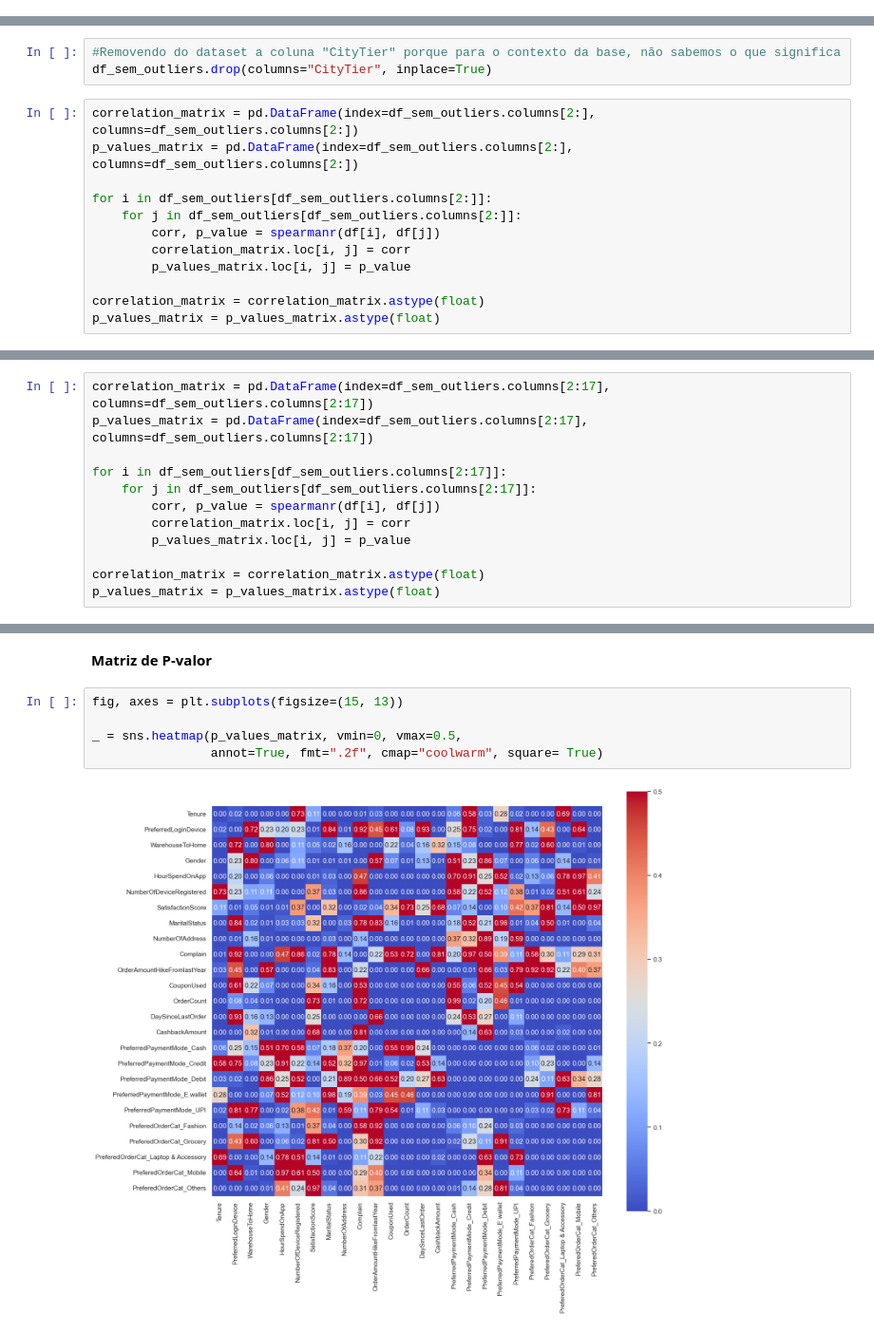
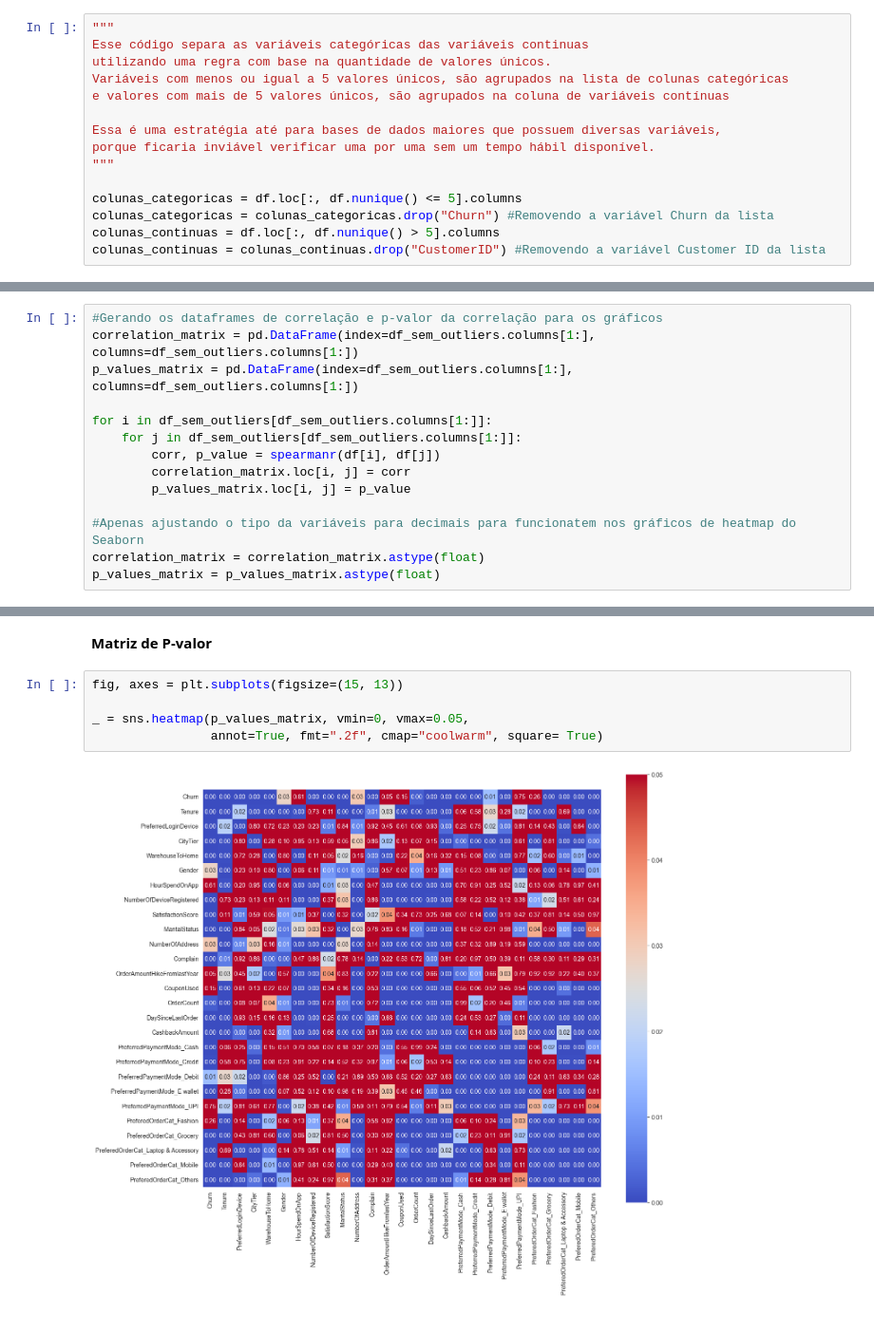
Before and after one commit to PedroReste/modelos_de_machine_learning, a Jupyter notebook: pt_analise_e_modelo_para_previsao_de_churn_em_ecommerce/analise_de_dados_focado_para_o_modelo_de_churn.ipynb, the cells around one changed output, grey strips where cells are left out. Shown at 95% size. Saved outputs shown, nothing was run; the diff lists cells and outputs as text.

Commit message:
Finalizando a análise e criando um novo arquivo Excel para produzir os modelos de churn.

```diff
--- a/pt_analise_e_modelo_para_previsao_de_churn_em_ecommerce/analise_de_dados_focado_para_o_modelo_de_churn.ipynb
+++ b/pt_analise_e_modelo_para_previsao_de_churn_em_ecommerce/analise_de_dados_focado_para_o_modelo_de_churn.ipynb
@@ -102,3 +116,18 @@ colunas_categoricas = ['PreferredLoginDevice', 'CityTier', 'Gender', 'Satisfacti
+# %%
+"""
+Esse código separa as variáveis categóricas das variáveis continuas
+utilizando uma regra com base na quantidade de valores únicos.
+Variáveis com menos ou igual a 5 valores únicos, são agrupados na lista de colunas categóricas
+e valores com mais de 5 valores únicos, são agrupados na coluna de variáveis contínuas
+
+Essa é uma estratégia até para bases de dados maiores que possuem diversas variáveis,
+porque ficaria inviável verificar uma por uma sem um tempo hábil disponível.
+"""
+
+colunas_categoricas = df.loc[:, df.nunique() <= 5].columns
+colunas_categoricas = colunas_categoricas.drop("Churn") #Removendo a variável Churn da lista
+colunas_continuas = df.loc[:, df.nunique() > 5].columns
+colunas_continuas = colunas_continuas.drop("CustomerID") #Removendo a variável Customer ID da lista
 # %% [markdown]
 ## **Variáveis continuas**
 # %%
@@ -268,18 +275,17 @@ De acordo com os gráficos de caixa, ainda existe "outliers" que poderiam ser re
 ## **Correlação**
 
 Para a análise de correlação, será utilizado a **correlação de Spearman** porque se torna possível verificar a correlação entre variáveis continuas não normalmente distribuídas e variáveis categóricas dummyzadas sem a necessidade de assumir uma distribuição específica dos dados.
-# %%
-#Removendo do dataset a coluna "CityTier" porque para o contexto da base, não sabemos o que significa
-df_sem_outliers.drop(columns="CityTier", inplace=True)
 # %%
-correlation_matrix = pd.DataFrame(index=df_sem_outliers.columns[2:], columns=df_sem_outliers.columns[2:])
-p_values_matrix = pd.DataFrame(index=df_sem_outliers.columns[2:], columns=df_sem_outliers.columns[2:])
+#Gerando os dataframes de correlação e p-valor da correlação para os gráficos
+correlation_matrix = pd.DataFrame(index=df_sem_outliers.columns[1:], columns=df_sem_outliers.columns[1:])
+p_values_matrix = pd.DataFrame(index=df_sem_outliers.columns[1:], columns=df_sem_outliers.columns[1:])
 
-for i in df_sem_outliers[df_sem_outliers.columns[2:]]:
-    for j in df_sem_outliers[df_sem_outliers.columns[2:]]:
+for i in df_sem_outliers[df_sem_outliers.columns[1:]]:
+    for j in df_sem_outliers[df_sem_outliers.columns[1:]]:
         corr, p_value = spearmanr(df[i], df[j])
         correlation_matrix.loc[i, j] = corr
         p_values_matrix.loc[i, j] = p_value
 
+#Apenas ajustando o tipo da variáveis para decimais para funcionatem nos gráficos de heatmap do Seaborn
 correlation_matrix = correlation_matrix.astype(float)
 p_values_matrix = p_values_matrix.astype(float)
@@ -295,15 +292,3 @@ Index(['Tenure', 'PreferredLoginDevice', 'WarehouseToHome', 'Gender',
-# %%
-correlation_matrix = pd.DataFrame(index=df_sem_outliers.columns[2:17], columns=df_sem_outliers.columns[2:17])
-p_values_matrix = pd.DataFrame(index=df_sem_outliers.columns[2:17], columns=df_sem_outliers.columns[2:17])
-
-for i in df_sem_outliers[df_sem_outliers.columns[2:17]]:
-    for j in df_sem_outliers[df_sem_outliers.columns[2:17]]:
-        corr, p_value = spearmanr(df[i], df[j])
-        correlation_matrix.loc[i, j] = corr
-        p_values_matrix.loc[i, j] = p_value
-
-correlation_matrix = correlation_matrix.astype(float)
-p_values_matrix = p_values_matrix.astype(float)
 # %% [markdown]
 **Matriz de Correlação**
 # %%
@@ -318,7 +323,7 @@ _ = sns.heatmap(correlation_matrix, vmin=-1, vmax=1,
 # %%
 fig, axes = plt.subplots(figsize=(15, 13))
 
-_ = sns.heatmap(p_values_matrix, vmin=0, vmax=0.5,
+_ = sns.heatmap(p_values_matrix, vmin=0, vmax=0.05,
                 annot=True, fmt=".2f", cmap="coolwarm", square= True)
 # %% [output]
-[figure, old version]
+[figure, new version]
```
Also changed, not shown: parts of 33 cells of this notebook, 1 other file.
